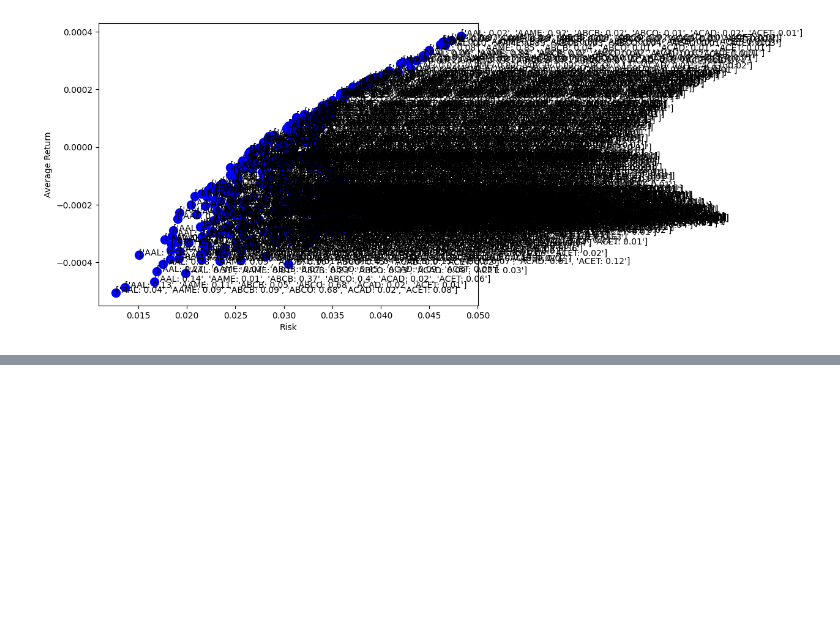
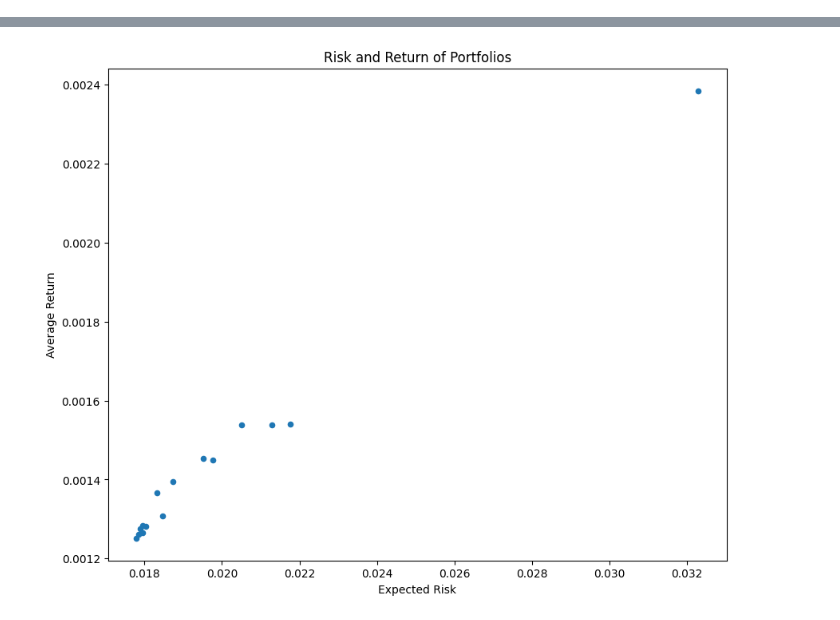
Before and after one commit to nogibjj/Project-2---NC-Stock-Market-Analysis, a Jupyter notebook: AnalysiswPandas.ipynb, the cells around one changed output, grey strips where cells are left out. Drawn from its saved outputs; the diff is of its cells as text; code cells hidden in the pictures; blank space fills up the shorter version.

```diff
--- a/AnalysiswPandas.ipynb
+++ b/AnalysiswPandas.ipynb
@@ -98,4 +103,21 @@ def plotPortfolios(portfolioAnalysis):
-# %%
-plotPortfolios(portfolioAnalysis(['AAL','AAME', 'ABCB', 'ABCO', 'ACAD', 'ACET']))
-# %% [output]
-[figure, removed]
+# %%
+# Subset the portfolios near the efficient frontier
+def efficientFrontier(portfolioDF):
+    portfolioDF["Risk Return Ratio"] = (
+        portfolioDF.loc[:, "Average Return"] / portfolioDF.loc[:, "Expected Risk"]
+    )
+    return portfolioDF.sort_values("Risk Return Ratio", ascending=False).head(15)
+# %%
+# Plot the risk and return of the portfolios
+def plotPortfolios(portfolioDF):
+    portfolioDF.plot.scatter(x = "Expected Risk", y = "Average Return", figsize = (10, 8), xlabel = "Expected Risk", ylabel = "Average Return", title = "Risk and Return of Portfolios")
+# %%
+stocks = ['AAPL', 'AMZN', 'GOOG', 'MSFT', 'TSLA']
+# %%
+files = []
+for path in stocks:
+    x = !find . -name {path}.csv | head -1
+    files.append(x[0])
+# %%
+plotPortfolios(efficientFrontier(portfolioAnalysis(files)))
+# %% [output]
@@ -101,0 +125 @@ plotPortfolios(portfolioAnalysis(['AAL','AAME', 'ABCB', 'ABCO', 'ACAD', 'ACET'])
+[figure, added]
```
Also changed, not shown: parts of 8 cells of this notebook, 5 other files.
